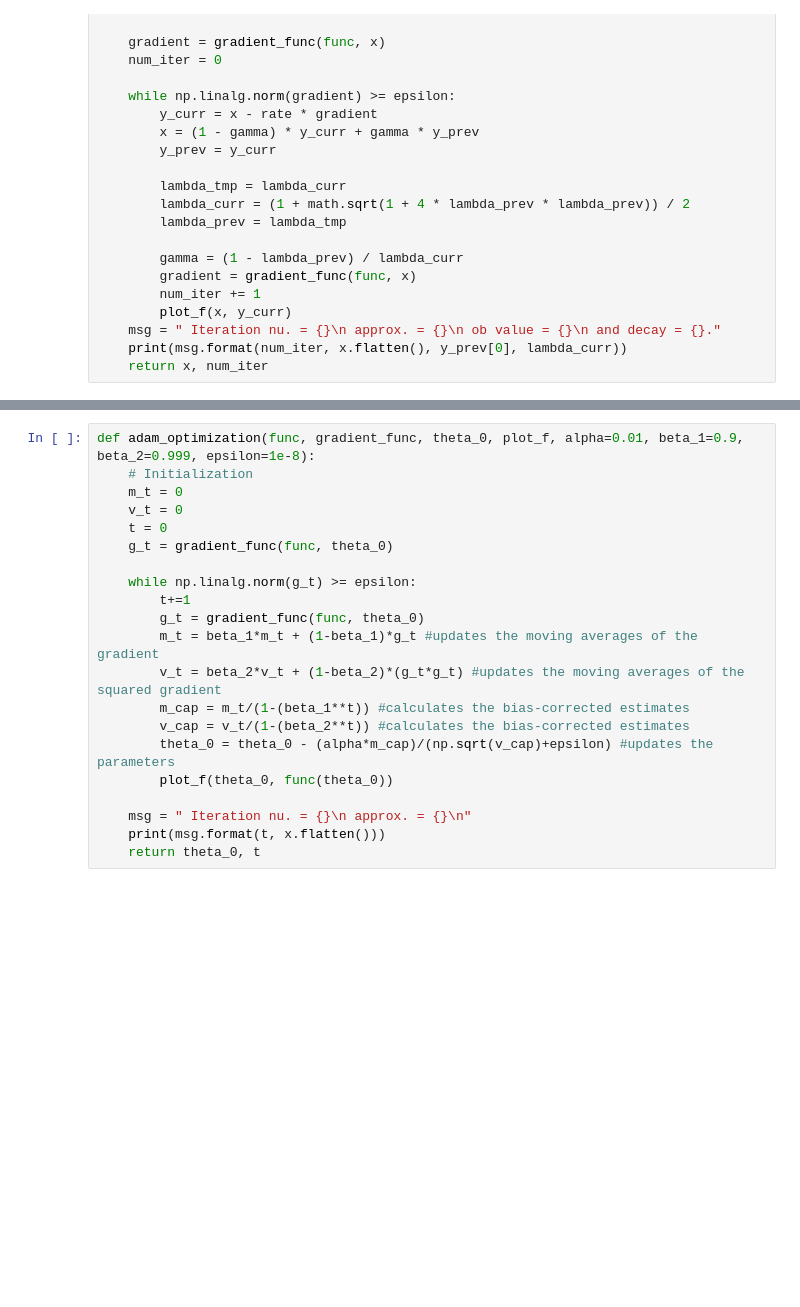
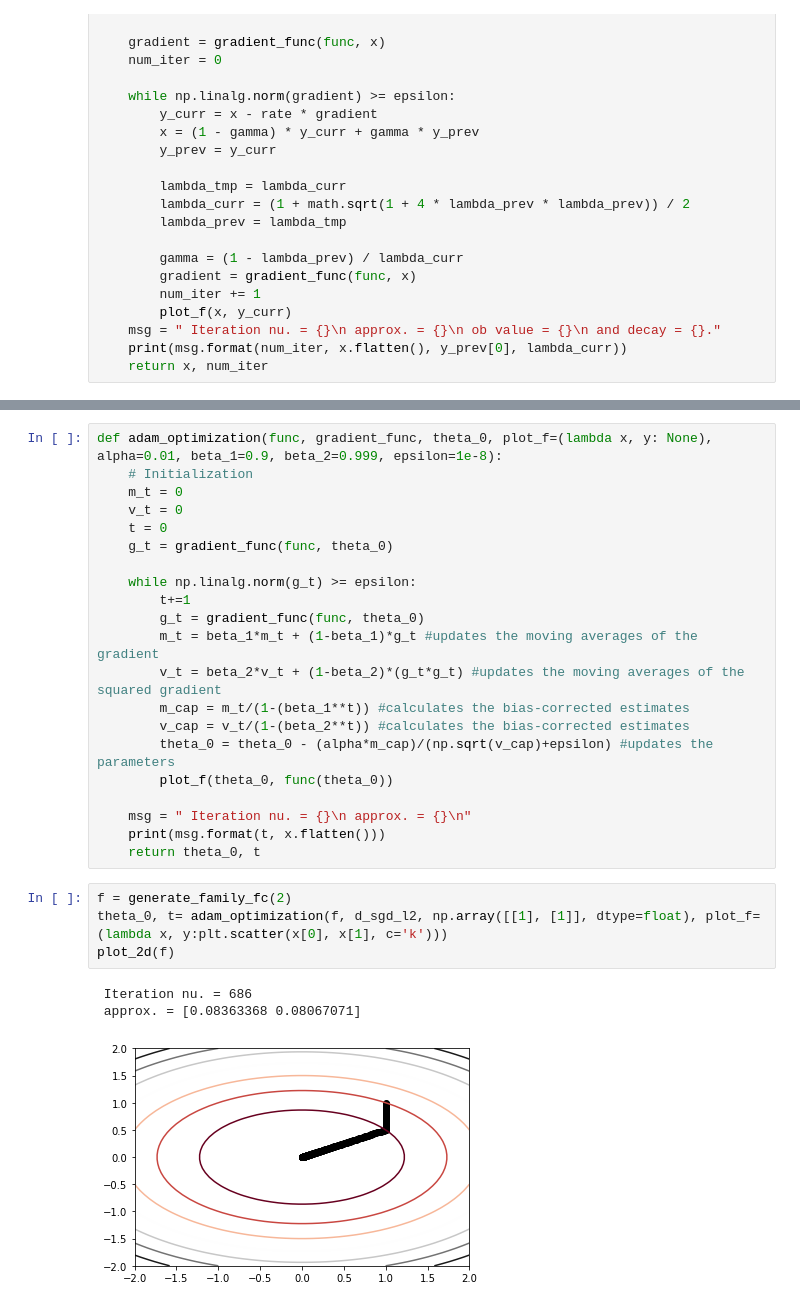
Before and after one commit to berthih/OCVX, a Jupyter notebook: OCVX.ipynb, the cells around one changed output, grey strips where cells are left out. Cells and saved outputs as stored; diff of their text form; blank space fills up the shorter version.

```diff
--- a/OCVX.ipynb
+++ b/OCVX.ipynb
@@ -197,5 +244,5 @@ plot_2d(f)
 # %%
-def adam_optimization(func, gradient_func, theta_0, plot_f, alpha=0.01, beta_1=0.9, beta_2=0.999, epsilon=1e-8):
+def adam_optimization(func, gradient_func, theta_0, plot_f=(lambda x, y: None), alpha=0.01, beta_1=0.9, beta_2=0.999, epsilon=1e-8):
     # Initialization
     m_t = 0
     v_t = 0
@@ -215,4 +262,12 @@ def adam_optimization(func, gradient_func, theta_0, plot_f, alpha=0.01, beta_1=0
     msg = " Iteration nu. = {}\n approx. = {}\n"
     print(msg.format(t, x.flatten()))
     return theta_0, t
+# %%
+f = generate_family_fc(2)
+theta_0, t= adam_optimization(f, d_sgd_l2, np.array([[1], [1]], dtype=float), plot_f=(lambda x, y:plt.scatter(x[0], x[1], c='k')))
+plot_2d(f)
+# %% [output]
+ Iteration nu. = 686
+ approx. = [0.08363368 0.08067071]
+[figure, added]
 # %%
```
Also changed, not shown: parts of 10 cells of this notebook.
